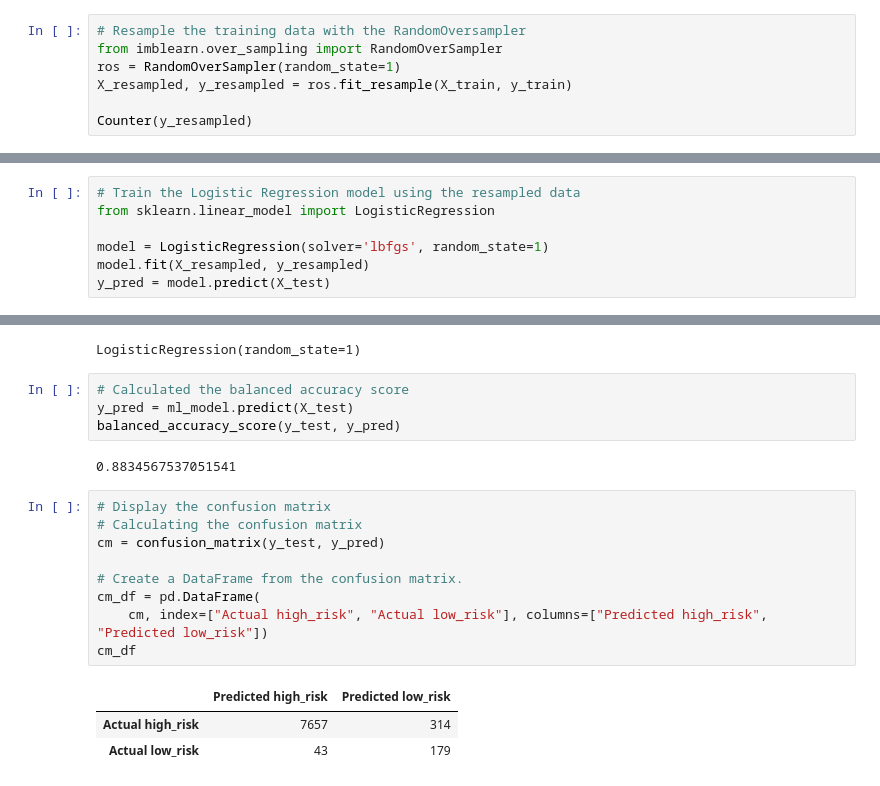
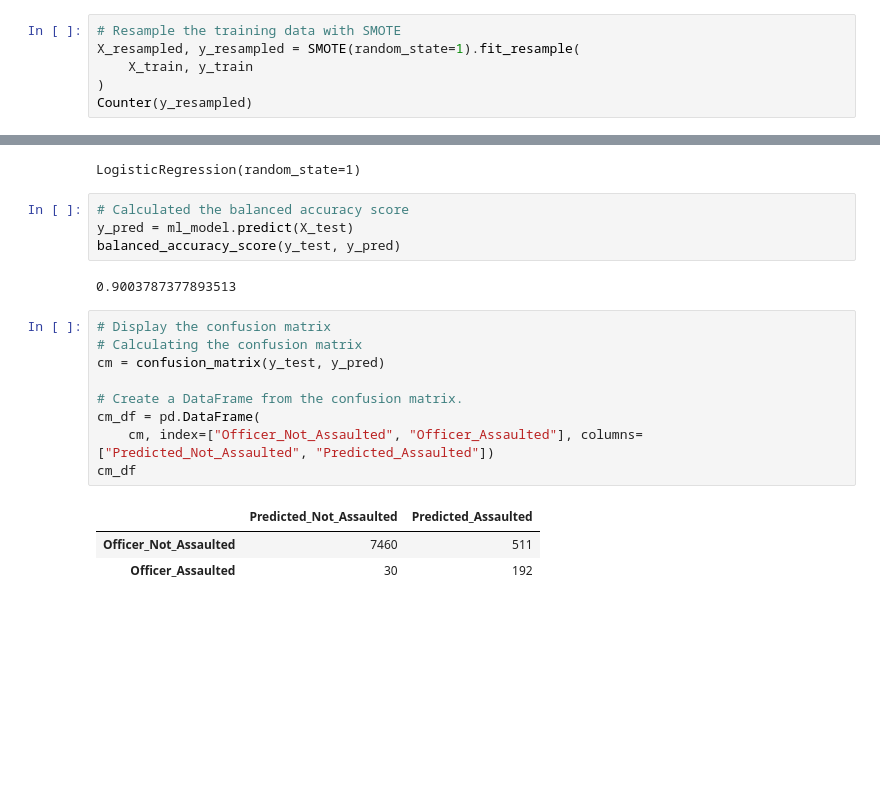
Before and after one commit to NBrown95/Assaulted_Officers, a Jupyter notebook: Machine_Learning_Model.ipynb, the cells around one changed output, grey strips where cells are left out. Cells and saved outputs as stored; diff of their text form; blank space fills up the shorter version.

Commit message:
Completed preprocessing and modelling

```diff
--- a/Machine_Learning_Model.ipynb
+++ b/Machine_Learning_Model.ipynb
@@ -74,18 +77,10 @@ Name: OFFICER_ATTACKED, dtype: int64
 # Splitting into Train and Test sets.
 X_train, X_test, y_train, y_test = train_test_split(X, y, random_state=78)
 # %%
-# Resample the training data with the RandomOversampler
-from imblearn.over_sampling import RandomOverSampler
-ros = RandomOverSampler(random_state=1)
-X_resampled, y_resampled = ros.fit_resample(X_train, y_train)
-
+# Resample the training data with SMOTE
+X_resampled, y_resampled = SMOTE(random_state=1).fit_resample(
+    X_train, y_train
+)
 Counter(y_resampled)
 # %% [output]
 Counter({0: 23844, 1: 23844})
-# %%
-# Train the Logistic Regression model using the resampled data
-from sklearn.linear_model import LogisticRegression
-
-model = LogisticRegression(solver='lbfgs', random_state=1)
-model.fit(X_resampled, y_resampled)
-y_pred = model.predict(X_test)
@@ -156,17 +102,17 @@ LogisticRegression(random_state=1)
 y_pred = ml_model.predict(X_test)
 balanced_accuracy_score(y_test, y_pred)
 # %% [output]
-0.8834567537051541
+0.9003787377893513
 # %%
 # Display the confusion matrix
 # Calculating the confusion matrix
 cm = confusion_matrix(y_test, y_pred)
 
 # Create a DataFrame from the confusion matrix.
 cm_df = pd.DataFrame(
-    cm, index=["Actual high_risk", "Actual low_risk"], columns=["Predicted high_risk", "Predicted low_risk"])
+    cm, index=["Officer_Not_Assaulted", "Officer_Assaulted"], columns=["Predicted_Not_Assaulted", "Predicted_Assaulted"])
 cm_df
 # %% [output]
-|  | Predicted high_risk | Predicted low_risk |
-| Actual high_risk | 7657 | 314 |
-| Actual low_risk | 43 | 179 |
+|  | Predicted_Not_Assaulted | Predicted_Assaulted |
+| Officer_Not_Assaulted | 7460 | 511 |
+| Officer_Assaulted | 30 | 192 |
```
Also changed, not shown: parts of 24 cells of this notebook, 1 other file.
